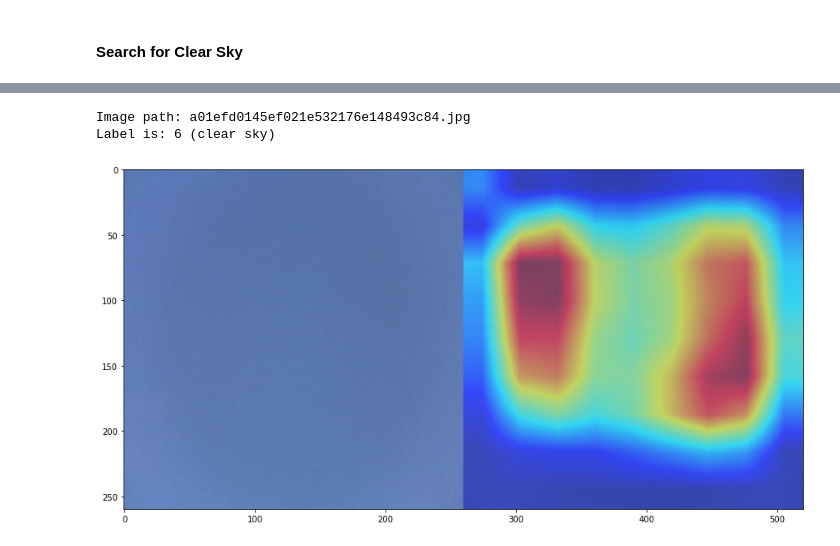
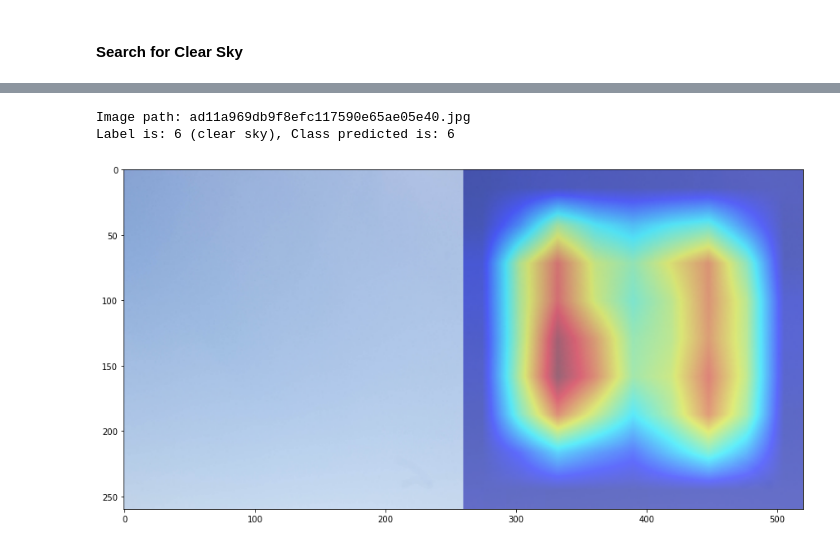
Before and after one commit to luigisaetta/pytorch-on-oci, a Jupyter notebook: ch-04/grad_cam_clouds.ipynb, the cells around one changed output, grey strips where cells are left out. Drawn from its saved outputs; the diff is of its cells as text; code cells hidden in the pictures.

```diff
--- a/ch-04/grad_cam_clouds.ipynb
+++ b/ch-04/grad_cam_clouds.ipynb
@@ -52,7 +52,7 @@ IMAGES_TEST = path.join(BASE_DIR, "images/test/")
 # the file with image_name, label
 FILE_TRAIN = path.join(BASE_DIR, "train.csv")
 
-MODEL_FILE = "./checkpoint_clouds/bestb205022023.ckpt"
+MODEL_FILE = "./checkpoint_clouds/bestb206022023.ckpt"
 
 DEVICE = torch.device("cuda") if torch.cuda.is_available() else torch.device("cpu")
 # %%
@@ -80,6 +80,15 @@ class LitCloudClassifierB2(LightningModule):
         # this is better for numerical stability
         x = self.model(x)
         return F.log_softmax(x, dim=1)
+
+def get_val_transform():
+    return T.Compose(
+        [
+            T.Resize((IMAGE_SIDE, IMAGE_SIDE)),
+            T.ToTensor(),
+            T.Normalize(mean=MEANS, std=STDS)
+        ]
+    )
 # %% [markdown]
 #### Reload the Model from a checkpoint
 # %%
@@ -118,7 +127,7 @@ def compute_and_plot_cam(img_path):
     target_layers = [model.features[-2],
                      model.features[-1]]
 
-    with GradCAM(model=model, target_layers=target_layers) as cam:
+    with GradCAM(model=model, target_layers=target_layers, use_cuda=True) as cam:
         grayscale_cams = cam(input_tensor=input_tensor, targets=targets)
         cam_image = show_cam_on_image(img, grayscale_cams[0, :], use_rgb=True)
 
@@ -132,12 +141,35 @@ def compute_and_plot_cam(img_path):
     ax.imshow(result_images)
     plt.tight_layout()
 
+def show_for_class(orig_df, class_num):
+    condition = (orig_df['label'] == class_num)
+
+    sel_df = orig_df.loc[condition]
+
+    display(sel_df.head())
+
 def get_label_path(index):
     label = label_list [INDEX]
     id_name = id_list[INDEX]
     path_name = path.join(IMAGES_TRAIN, id_name)
 
     return label, id_name, path_name
+
+def predict(path_name):
+    img = Image.open(path_name)
+    # normalize and get tensor
+    img = get_val_transform()(img)
+
+    # addebatch dimension
+    img_batch = img.unsqueeze(0)
+    img_batch = img_batch.to(DEVICE)
+
+    preds = model(img_batch)
+
+    class_predicted = torch.argmax(preds)
+    class_predicted = class_predicted.item()
+
+    return class_predicted
 # %% [markdown]
 #### Choose images
 # %%
@@ -221,14 +254,16 @@ c_sky_df.head(5)
 # %%
-INDEX = 24
+INDEX = 10
 
 label, id_name, path_name = get_label_path(INDEX)
 
+class_predicted = predict(path_name)
+
 print(f"Image path: {id_name}")
-print(f"Label is: {label} ({CLASS_NAMES[label]})")
+print(f"Label is: {label} ({CLASS_NAMES[label]}), Class predicted is: {class_predicted}")
 print()
 
 compute_and_plot_cam(path_name)
 # %% [output]
-Image path: a01efd0145ef021e532176e148493c84.jpg
-Label is: 6 (clear sky)
+Image path: ad11a969db9f8efc117590e65ae05e40.jpg
+Label is: 6 (clear sky), Class predicted is: 6
-[figure, old version]
+[figure, new version]
```
Also changed, not shown: parts of 8 cells of this notebook, 6 other files.
